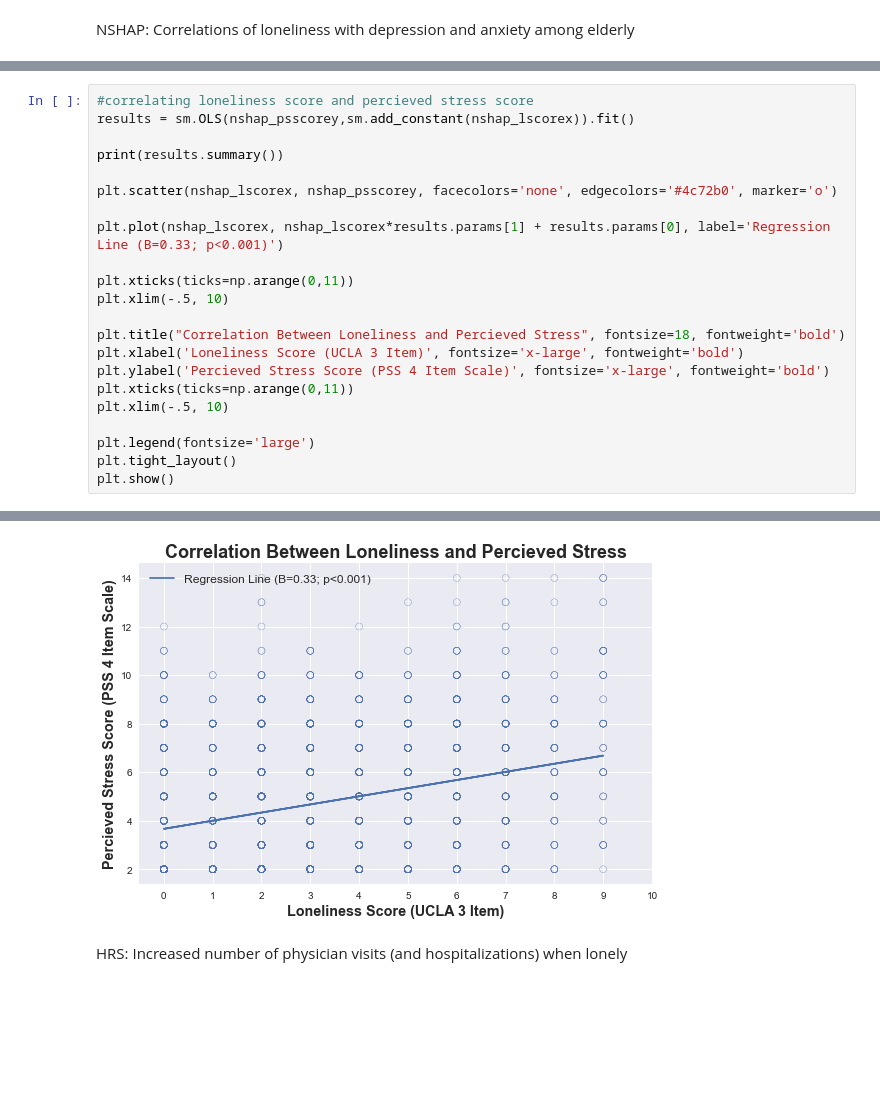
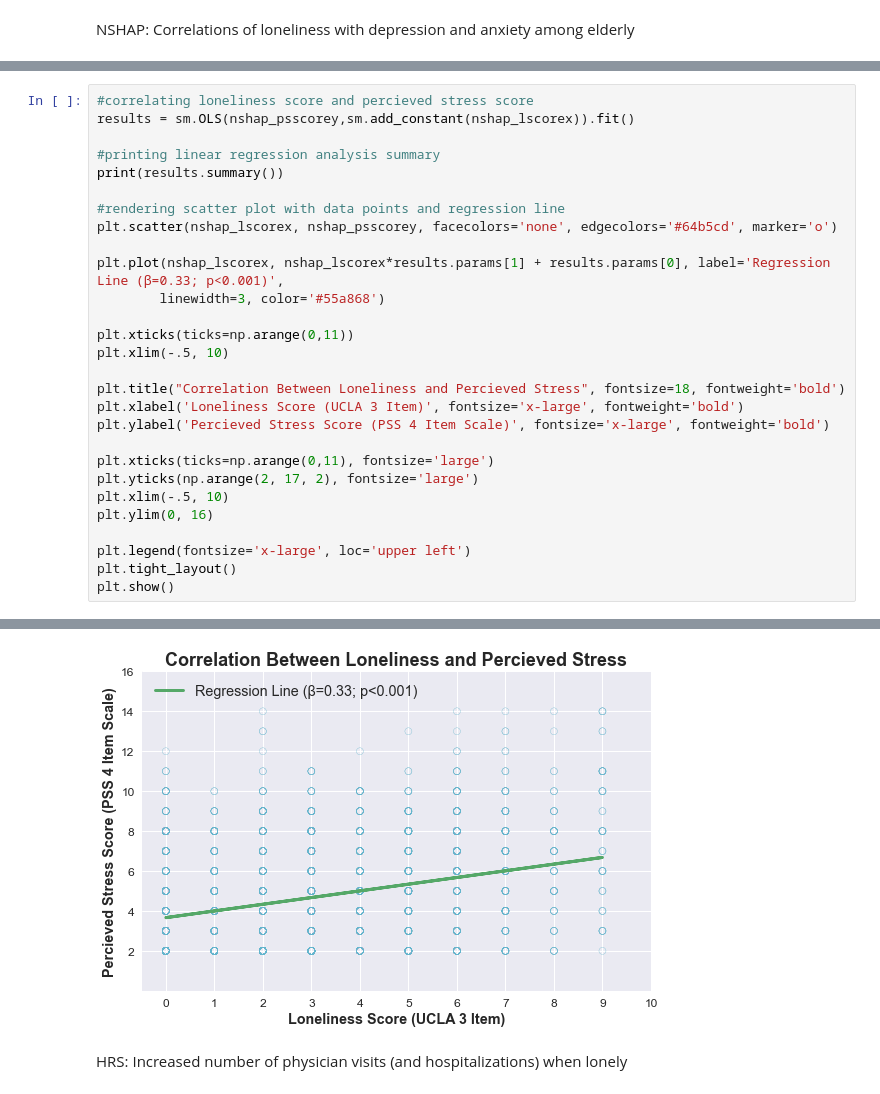
Before and after one commit to fyzeen/Senior-Isolation-Report, a Jupyter notebook: senior-isolation.ipynb, the cells around one changed output, grey strips where cells are left out. Drawn from its saved outputs; the diff is of its cells as text; blank space fills up the shorter version.

```diff
--- a/senior-isolation.ipynb
+++ b/senior-isolation.ipynb
@@ -354,11 +356,14 @@ Notes:
 #correlating loneliness score and percieved stress score
 results = sm.OLS(nshap_psscorey,sm.add_constant(nshap_lscorex)).fit()
 
+#printing linear regression analysis summary
 print(results.summary())
 
-plt.scatter(nshap_lscorex, nshap_psscorey, facecolors='none', edgecolors='#4c72b0', marker='o')
+#rendering scatter plot with data points and regression line
+plt.scatter(nshap_lscorex, nshap_psscorey, facecolors='none', edgecolors='#64b5cd', marker='o')
 
-plt.plot(nshap_lscorex, nshap_lscorex*results.params[1] + results.params[0], label='Regression Line (B=0.33; p<0.001)')
+plt.plot(nshap_lscorex, nshap_lscorex*results.params[1] + results.params[0], label='Regression Line (β=0.33; p<0.001)',
+        linewidth=3, color='#55a868')
 
 plt.xticks(ticks=np.arange(0,11))
 plt.xlim(-.5, 10)
@@ -366,10 +371,13 @@ plt.xlim(-.5, 10)
 plt.title("Correlation Between Loneliness and Percieved Stress", fontsize=18, fontweight='bold')
 plt.xlabel('Loneliness Score (UCLA 3 Item)', fontsize='x-large', fontweight='bold')
 plt.ylabel('Percieved Stress Score (PSS 4 Item Scale)', fontsize='x-large', fontweight='bold')
-plt.xticks(ticks=np.arange(0,11))
+
+plt.xticks(ticks=np.arange(0,11), fontsize='large')
+plt.yticks(np.arange(2, 17, 2), fontsize='large')
 plt.xlim(-.5, 10)
+plt.ylim(0, 16)
 
-plt.legend(fontsize='large')
+plt.legend(fontsize='x-large', loc='upper left')
 plt.tight_layout()
 plt.show()
 # %% [output]
@@ -383,14 +391,14 @@ Time:                        00:34:53   Log-Likelihood:                -7042.6
 No. Observations:                3053   AIC:                         1.409e+04
 Df Residuals:                    3051   BIC:                         1.410e+04
 Df Model:                           1
 Covariance Type:            nonrobust
 ================================================================================
 ... (9 lines left out)
 ==============================================================================
 
 Notes:
 [1] Standard Errors assume that the covariance matrix of the errors is correctly specified.
-[figure, old version]
+[figure, new version]
 # %% [markdown]
 HRS: Increased number of physician visits (and hospitalizations) when lonely
 # %%
```
Also changed, not shown: parts of 19 cells of this notebook.
